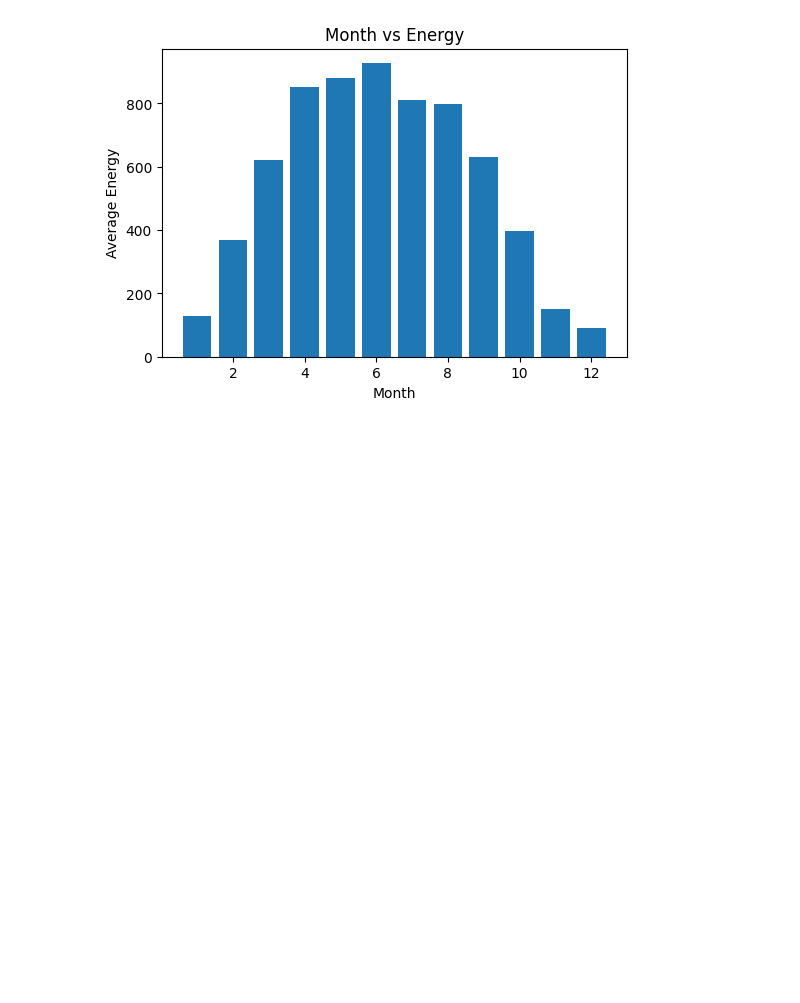
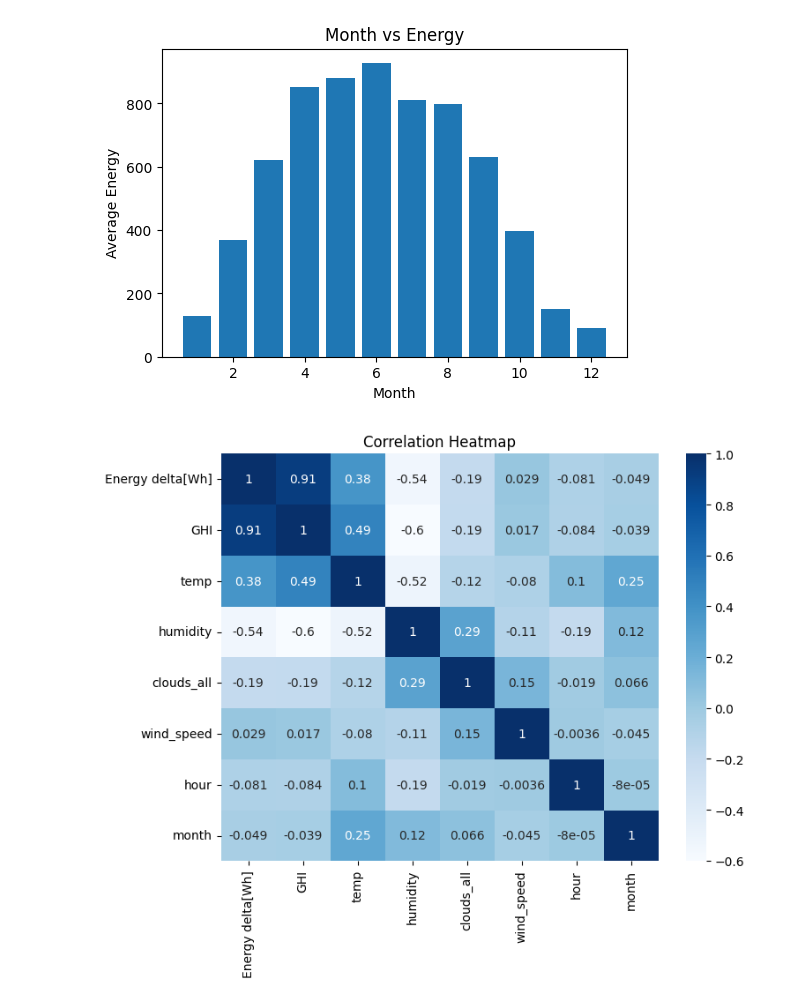
Before and after one commit to samifahim07/Solar_Energy_Prediction, a Jupyter notebook: solar_energy_prediction.ipynb, the cells around one changed output. Saved outputs shown, nothing was run; the diff lists cells and outputs as text; code cells hidden in the pictures; blank space fills up the shorter version.

```diff
--- a/solar_energy_prediction.ipynb
+++ b/solar_energy_prediction.ipynb
@@ -155,3 +155,13 @@ plt.ylabel("Average Energy")
 plt.show()
 # %% [output]
 [figure]
+# %%
+# 6. Correlation Heatmap
+corr = df[["Energy delta[Wh]","GHI","temp","humidity","clouds_all","wind_speed","hour","month"]].corr()
+
+plt.figure(figsize=(8,6))
+sns.heatmap(corr, annot=True,cmap="Blues")
+plt.title("Correlation Heatmap")
+plt.show()
+# %% [output]
+[figure, added]
```
